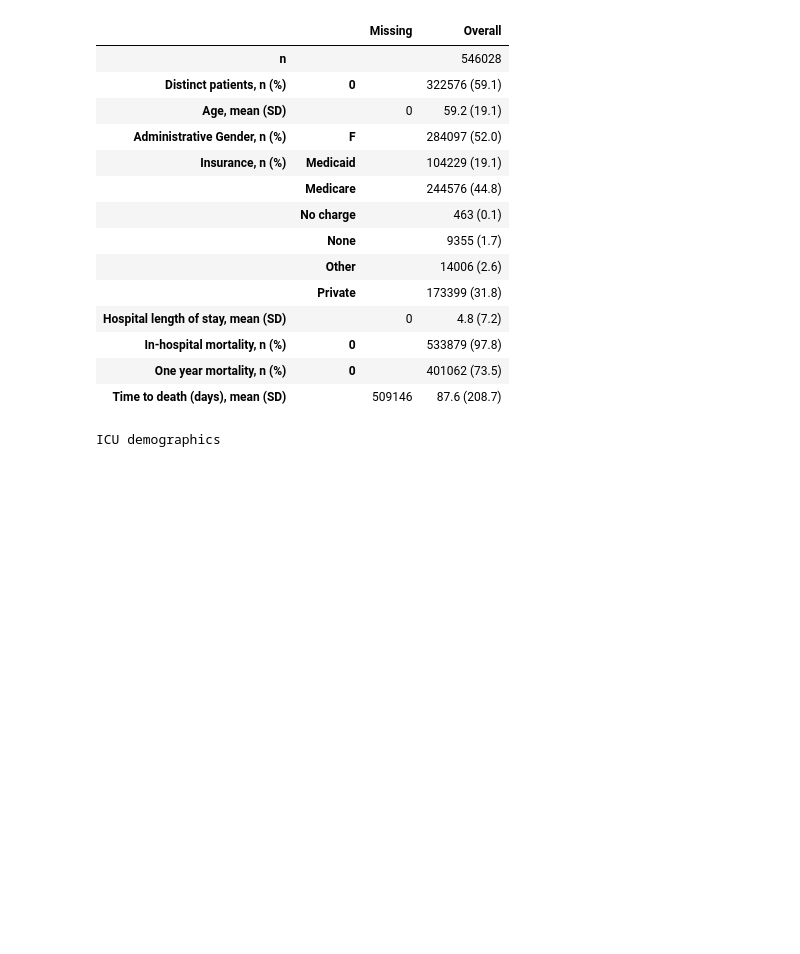
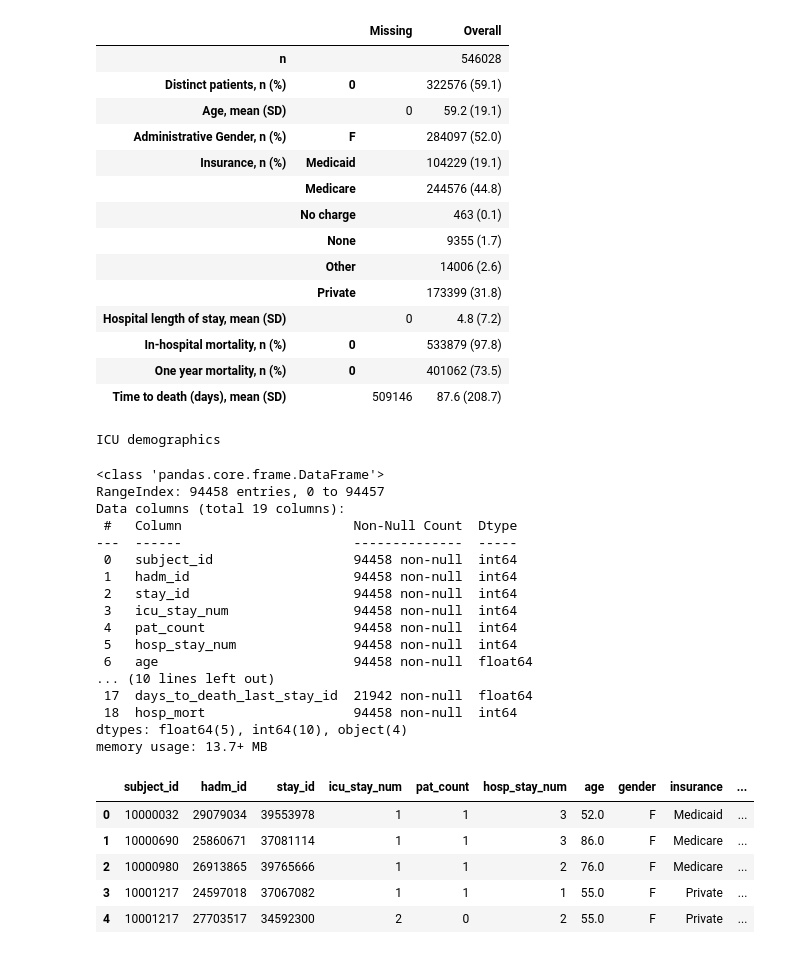
Before and after one commit to aah-41350/MHIA123-Project, a Jupyter notebook: mimic-project/pynotebook.ipynb, the cells around one changed output. Cells and saved outputs as stored; diff of their text form; code cells hidden in the pictures; blank space fills up the shorter version.

Commit message:
Added crude checks to dataframe in notebook and removed some sensitive information

```diff
--- a/mimic-project/pynotebook.ipynb
+++ b/mimic-project/pynotebook.ipynb
@@ -370,3 +370,30 @@ Hospital demographics
 | One year mortality, n (%) | 0 |  | 401062 (73.5) |
 | Time to death (days), mean (SD) |  | 509146 | 87.6 (208.7) |
 ICU demographics
+# %%
+icu.info()
+icu.head()
+# %% [output]
+<class 'pandas.core.frame.DataFrame'>
+RangeIndex: 94458 entries, 0 to 94457
+Data columns (total 19 columns):
+ #   Column                      Non-Null Count  Dtype
+---  ------                      --------------  -----
+ 0   subject_id                  94458 non-null  int64
+ 1   hadm_id                     94458 non-null  int64
+ 2   stay_id                     94458 non-null  int64
+ 3   icu_stay_num                94458 non-null  int64
+ 4   pat_count                   94458 non-null  int64
+ 5   hosp_stay_num               94458 non-null  int64
+ 6   age                         94458 non-null  float64
+... (10 lines left out)
+ 17  days_to_death_last_stay_id  21942 non-null  float64
+ 18  hosp_mort                   94458 non-null  int64
+dtypes: float64(5), int64(10), object(4)
+memory usage: 13.7+ MB
+|  | subject_id | hadm_id | stay_id | icu_stay_num | pat_count | hosp_stay_num | age | gender | insurance | ... |
+| 0 | 10000032 | 29079034 | 39553978 | 1 | 1 | 3 | 52.0 | F | Medicaid | ... |
+| 1 | 10000690 | 25860671 | 37081114 | 1 | 1 | 3 | 86.0 | F | Medicare | ... |
+| 2 | 10000980 | 26913865 | 39765666 | 1 | 1 | 2 | 76.0 | F | Medicare | ... |
+| 3 | 10001217 | 24597018 | 37067082 | 1 | 1 | 1 | 55.0 | F | Private | ... |
+| 4 | 10001217 | 27703517 | 34592300 | 2 | 0 | 2 | 55.0 | F | Private | ... |
```
Also changed, not shown: parts of 1 cell of this notebook, 1 other file.
